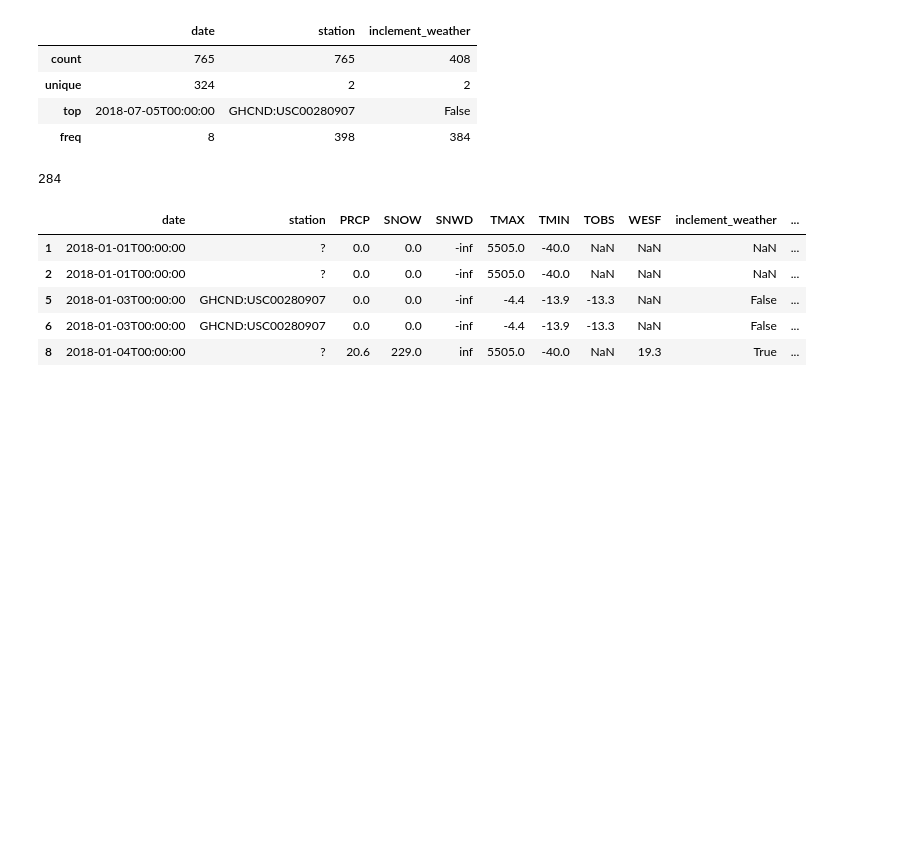
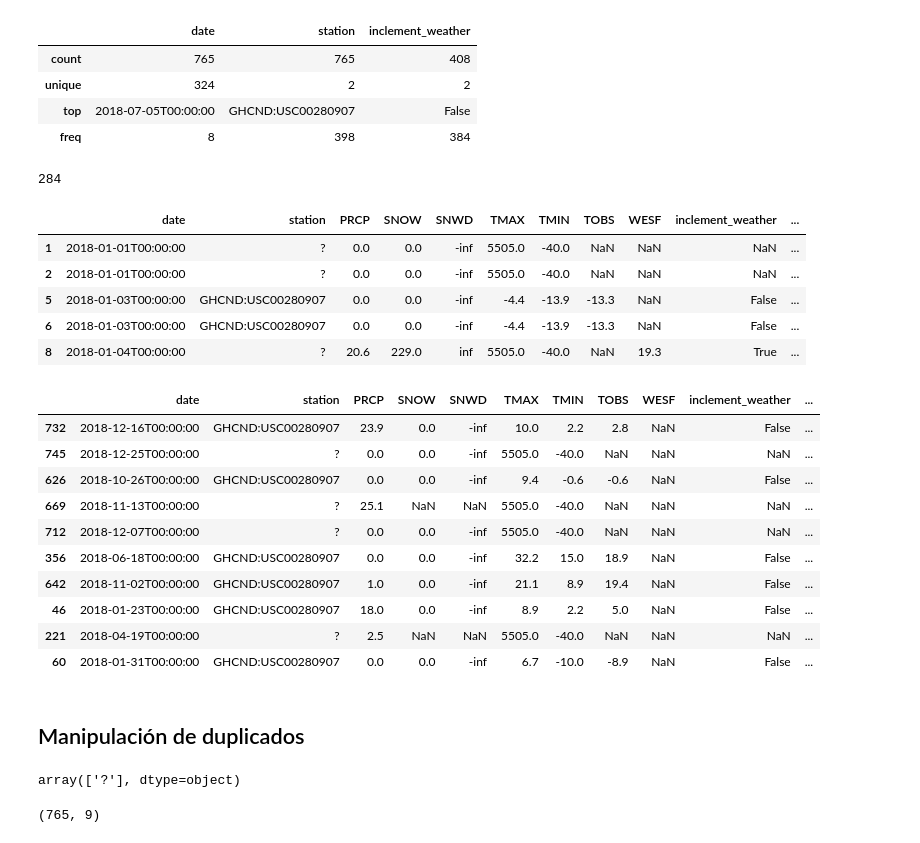
Before and after one commit to talitacardenas/The_Bridge_School_DataScience_PT, a Jupyter notebook: 02_DataAnalysis/labs/Pandas/09_Data_Wrangling_con_Pandas_Python_parte_II.ipynb, the cells around one changed output. Cells and saved outputs as stored; diff of their text form; code cells hidden in the pictures; blank space fills up the shorter version.

```diff
--- a/02_DataAnalysis/labs/Pandas/09_Data_Wrangling_con_Pandas_Python_parte_II.ipynb
+++ b/02_DataAnalysis/labs/Pandas/09_Data_Wrangling_con_Pandas_Python_parte_II.ipynb
@@ -281,3 +281,23 @@ df[df.duplicated()].head()
 | 5 | 2018-01-03T00:00:00 | GHCND:USC00280907 | 0.0 | 0.0 | -inf | -4.4 | -13.9 | -13.3 | NaN | False | ... |
 | 6 | 2018-01-03T00:00:00 | GHCND:USC00280907 | 0.0 | 0.0 | -inf | -4.4 | -13.9 | -13.3 | NaN | False | ... |
 | 8 | 2018-01-04T00:00:00 | ? | 20.6 | 229.0 | inf | 5505.0 | -40.0 | NaN | 19.3 | True | ... |
+# %%
+df.sample(10)
+# %% [output]
+|  | date | station | PRCP | SNOW | SNWD | TMAX | TMIN | TOBS | WESF | inclement_weather | ... |
+| 732 | 2018-12-16T00:00:00 | GHCND:USC00280907 | 23.9 | 0.0 | -inf | 10.0 | 2.2 | 2.8 | NaN | False | ... |
+| 745 | 2018-12-25T00:00:00 | ? | 0.0 | 0.0 | -inf | 5505.0 | -40.0 | NaN | NaN | NaN | ... |
+| 626 | 2018-10-26T00:00:00 | GHCND:USC00280907 | 0.0 | 0.0 | -inf | 9.4 | -0.6 | -0.6 | NaN | False | ... |
+| 669 | 2018-11-13T00:00:00 | ? | 25.1 | NaN | NaN | 5505.0 | -40.0 | NaN | NaN | NaN | ... |
+| 712 | 2018-12-07T00:00:00 | ? | 0.0 | 0.0 | -inf | 5505.0 | -40.0 | NaN | NaN | NaN | ... |
+| 356 | 2018-06-18T00:00:00 | GHCND:USC00280907 | 0.0 | 0.0 | -inf | 32.2 | 15.0 | 18.9 | NaN | False | ... |
+| 642 | 2018-11-02T00:00:00 | GHCND:USC00280907 | 1.0 | 0.0 | -inf | 21.1 | 8.9 | 19.4 | NaN | False | ... |
+| 46 | 2018-01-23T00:00:00 | GHCND:USC00280907 | 18.0 | 0.0 | -inf | 8.9 | 2.2 | 5.0 | NaN | False | ... |
+| 221 | 2018-04-19T00:00:00 | ? | 2.5 | NaN | NaN | 5505.0 | -40.0 | NaN | NaN | NaN | ... |
+| 60 | 2018-01-31T00:00:00 | GHCND:USC00280907 | 0.0 | 0.0 | -inf | 6.7 | -10.0 | -8.9 | NaN | False | ... |
+# %% [markdown]
+## Manipulación de duplicados
+# %%
+df[df.WESF.notna()].station.unique()
+# %% [output]
+array(['?'], dtype=object)
@@ -283,0 +323,4 @@ df[df.duplicated()].head()
+# %%
+df_deduped.shape
+# %% [output]
+(765, 9)
```
Also changed, not shown: parts of 21 cells of this notebook.
